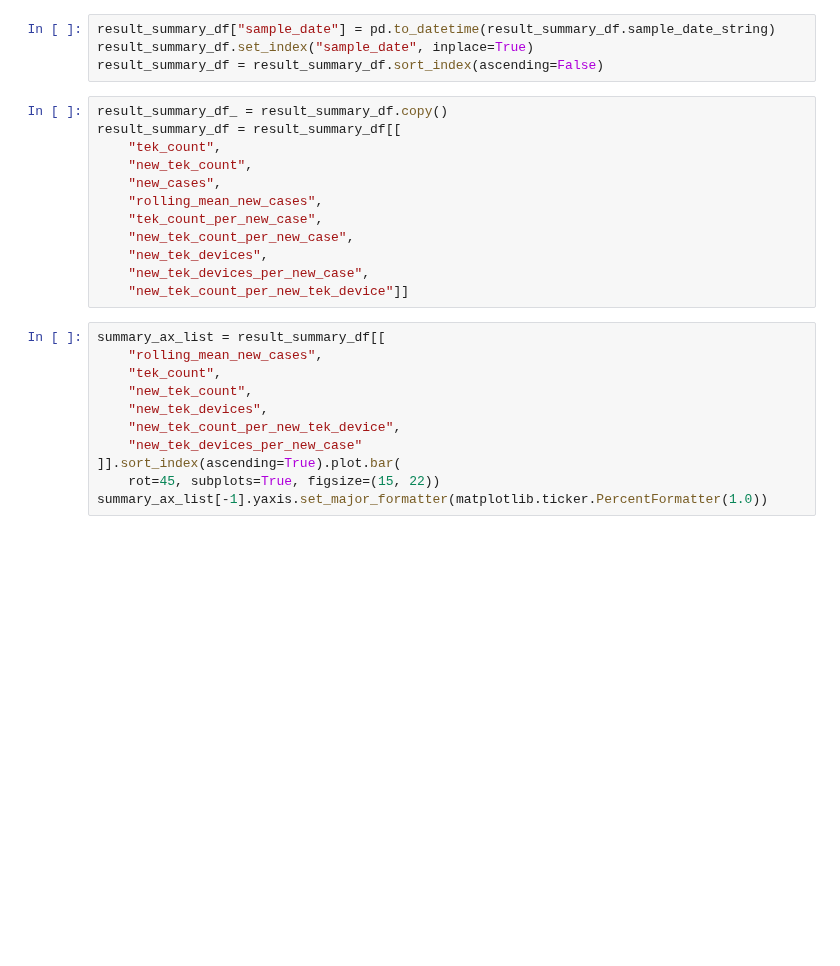
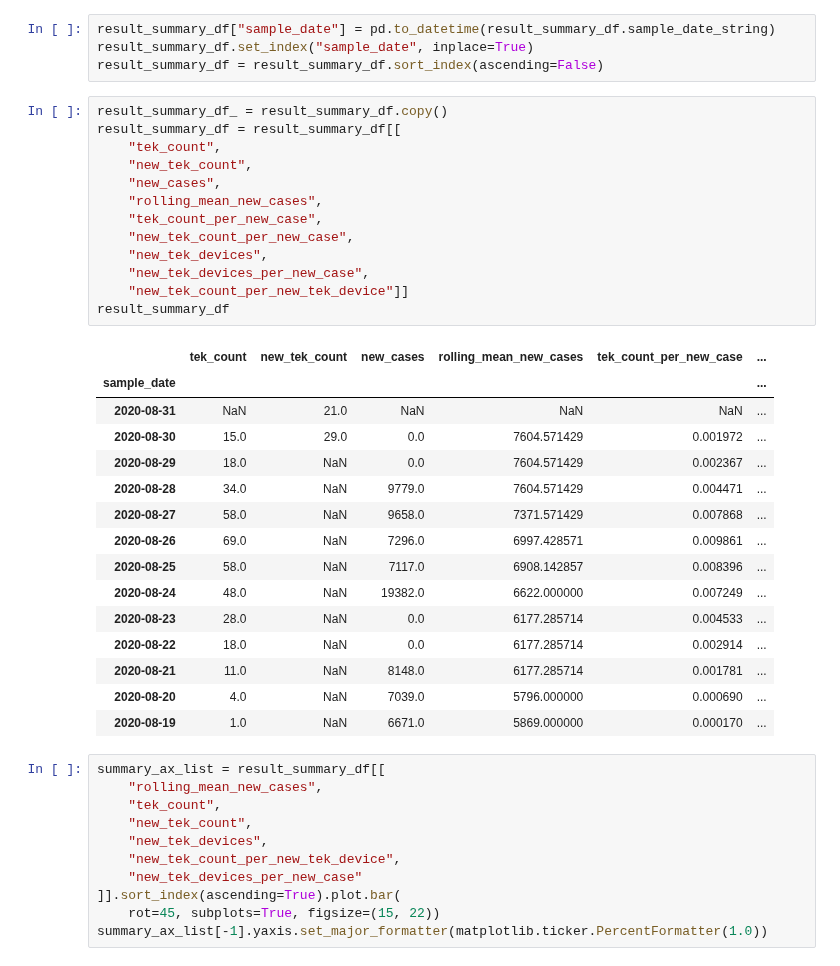
Before and after one commit to luis-sanfelices/RadarCOVID-Report, a Jupyter notebook: RadarCOVID-Report.ipynb, the cells around one changed output. Drawn from its saved outputs; the diff is of its cells as text; blank space fills up the shorter version.

```diff
--- a/RadarCOVID-Report.ipynb
+++ b/RadarCOVID-Report.ipynb
@@ -223,15 +227,32 @@ result_summary_df = result_summary_df.sort_index(ascending=False)
 # %%
 result_summary_df_ = result_summary_df.copy()
 result_summary_df = result_summary_df[[
     "tek_count",
     "new_tek_count",
     "new_cases",
     "rolling_mean_new_cases",
     "tek_count_per_new_case",
     "new_tek_count_per_new_case",
     "new_tek_devices",
     "new_tek_devices_per_new_case",
     "new_tek_count_per_new_tek_device"]]
+result_summary_df
+# %% [output]
+|  | tek_count | new_tek_count | new_cases | rolling_mean_new_cases | tek_count_per_new_case | ... |
+| sample_date |  |  |  |  |  | ... |
+| 2020-08-31 | NaN | 21.0 | NaN | NaN | NaN | ... |
+| 2020-08-30 | 15.0 | 29.0 | 0.0 | 7604.571429 | 0.001972 | ... |
+| 2020-08-29 | 18.0 | NaN | 0.0 | 7604.571429 | 0.002367 | ... |
+| 2020-08-28 | 34.0 | NaN | 9779.0 | 7604.571429 | 0.004471 | ... |
+| 2020-08-27 | 58.0 | NaN | 9658.0 | 7371.571429 | 0.007868 | ... |
+| 2020-08-26 | 69.0 | NaN | 7296.0 | 6997.428571 | 0.009861 | ... |
+| 2020-08-25 | 58.0 | NaN | 7117.0 | 6908.142857 | 0.008396 | ... |
+| 2020-08-24 | 48.0 | NaN | 19382.0 | 6622.000000 | 0.007249 | ... |
+| 2020-08-23 | 28.0 | NaN | 0.0 | 6177.285714 | 0.004533 | ... |
+| 2020-08-22 | 18.0 | NaN | 0.0 | 6177.285714 | 0.002914 | ... |
+| 2020-08-21 | 11.0 | NaN | 8148.0 | 6177.285714 | 0.001781 | ... |
+| 2020-08-20 | 4.0 | NaN | 7039.0 | 5796.000000 | 0.000690 | ... |
+| 2020-08-19 | 1.0 | NaN | 6671.0 | 5869.000000 | 0.000170 | ... |
 # %%
 summary_ax_list = result_summary_df[[
     "rolling_mean_new_cases",
```
Also changed, not shown: parts of 3 cells of this notebook, 1 other file.
